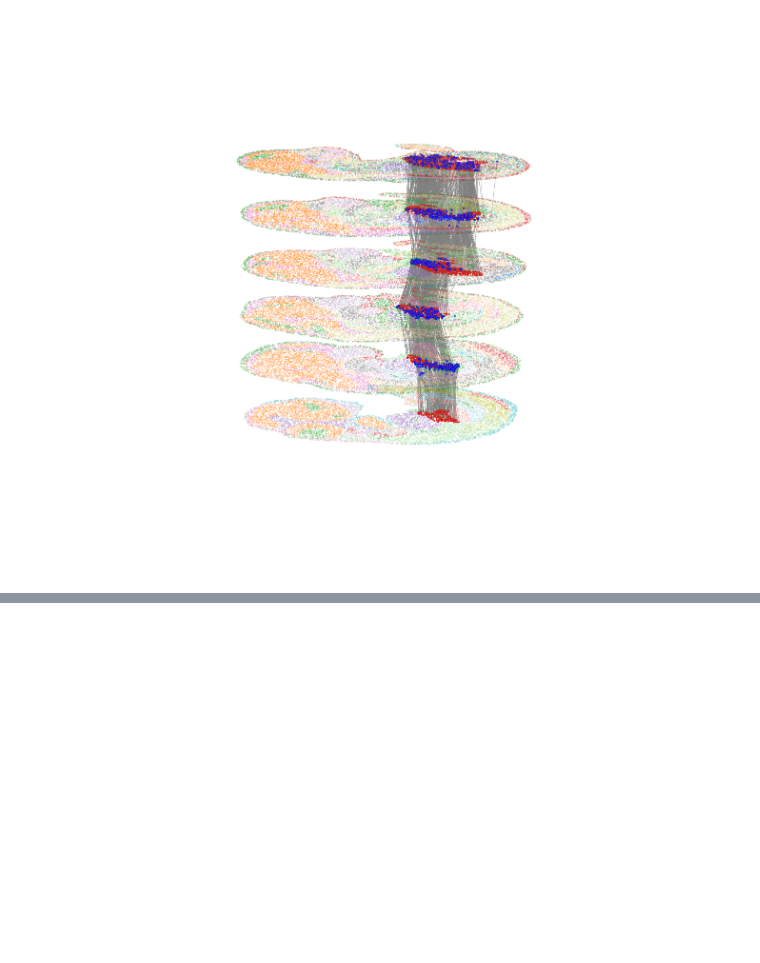
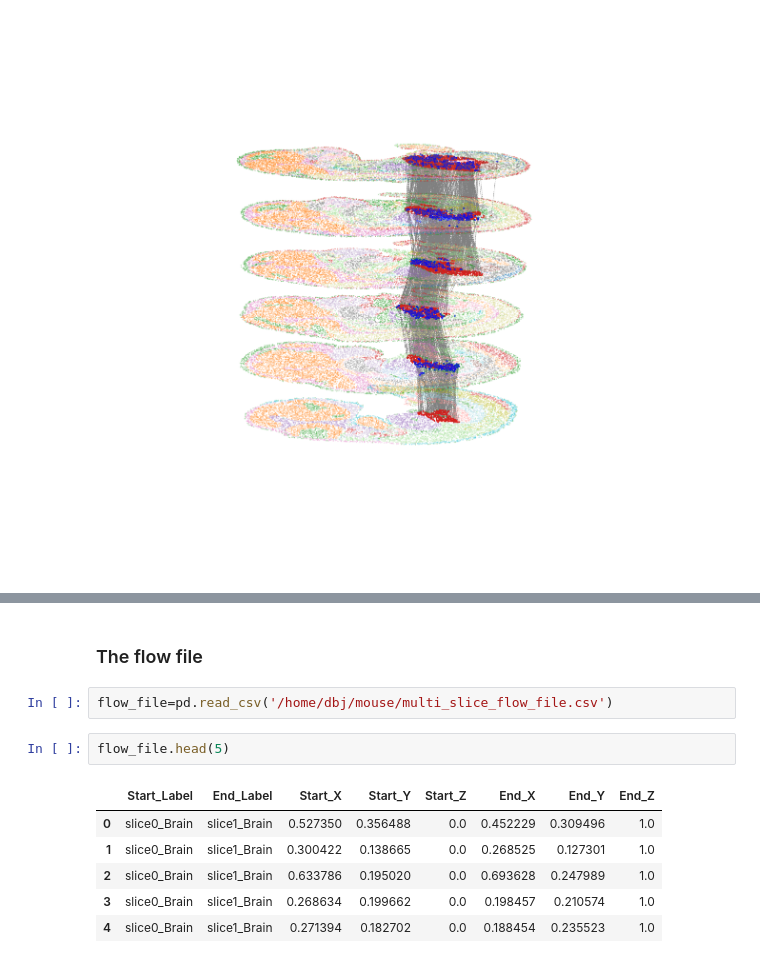
Before and after one commit to 1027victor/3d_ot, a Jupyter notebook: docs/source/3Dreconstruction.ipynb, the cells around one changed output, grey strips where cells are left out. Drawn from its saved outputs; the diff is of its cells as text; blank space fills up the shorter version.

```diff
--- a/docs/source/3Dreconstruction.ipynb
+++ b/docs/source/3Dreconstruction.ipynb
@@ -140,0 +153,13 @@ pair: graph9 -> graph8
+# %% [markdown]
+### The flow file
+# %%
+flow_file=pd.read_csv('/home/dbj/mouse/multi_slice_flow_file.csv')
+# %%
+flow_file.head(5)
+# %% [output]
+|  | Start_Label | End_Label | Start_X | Start_Y | Start_Z | End_X | End_Y | End_Z |
+| 0 | slice0_Brain | slice1_Brain | 0.527350 | 0.356488 | 0.0 | 0.452229 | 0.309496 | 1.0 |
+| 1 | slice0_Brain | slice1_Brain | 0.300422 | 0.138665 | 0.0 | 0.268525 | 0.127301 | 1.0 |
+| 2 | slice0_Brain | slice1_Brain | 0.633786 | 0.195020 | 0.0 | 0.693628 | 0.247989 | 1.0 |
+| 3 | slice0_Brain | slice1_Brain | 0.268634 | 0.199662 | 0.0 | 0.198457 | 0.210574 | 1.0 |
+| 4 | slice0_Brain | slice1_Brain | 0.271394 | 0.182702 | 0.0 | 0.188454 | 0.235523 | 1.0 |
```
Also changed, not shown: parts of 7 cells of this notebook, 1 other file.
